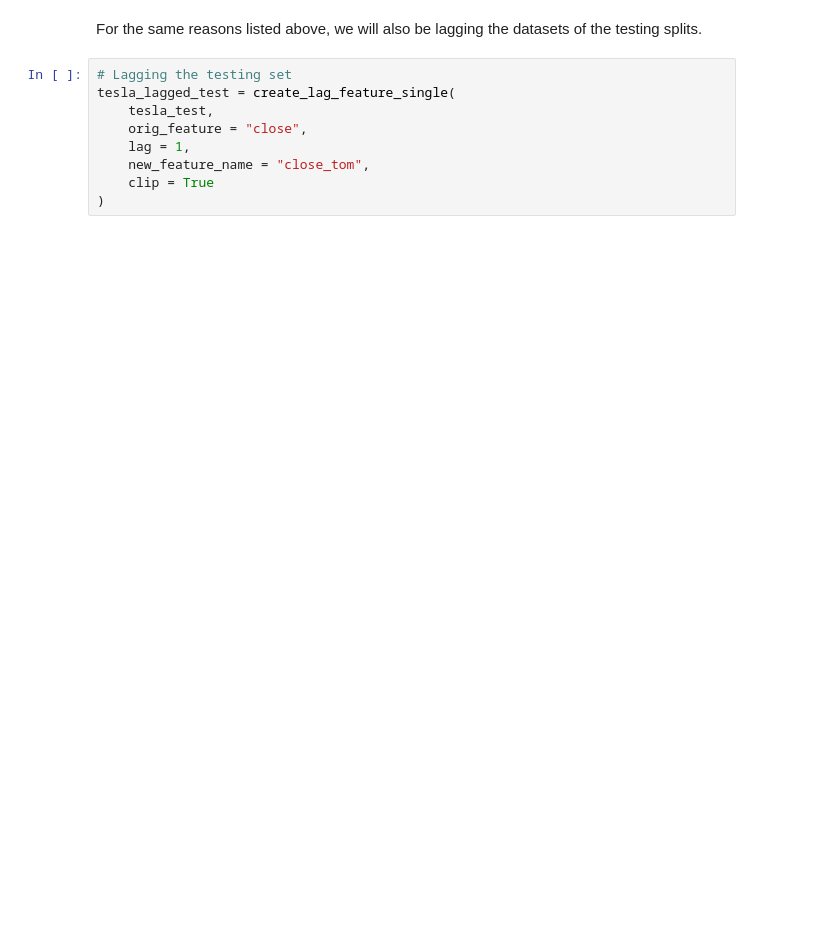
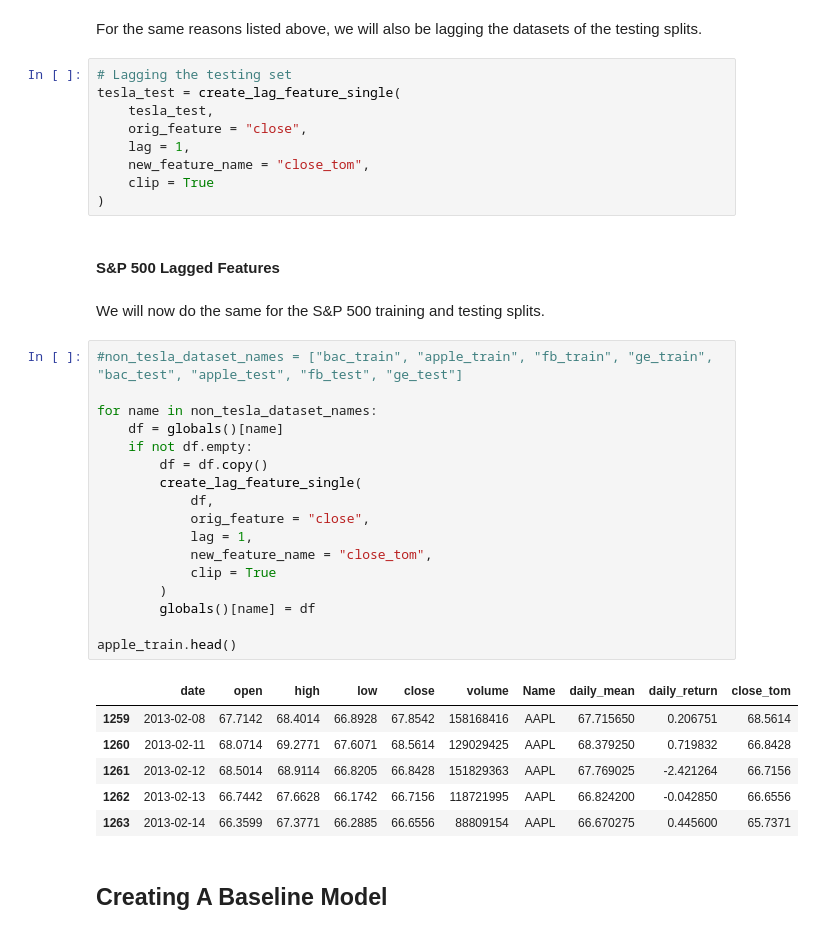
Before and after one commit to Vondent/stock-price-analysis, a Jupyter notebook: stock-price-analysis.ipynb, the cells around one changed output. Saved outputs shown, nothing was run; the diff lists cells and outputs as text; blank space fills up the shorter version.

```diff
--- a/stock-price-analysis.ipynb
+++ b/stock-price-analysis.ipynb
@@ -992,10 +985,40 @@ tesla_lagged_train
 For the same reasons listed above, we will also be lagging the datasets of the testing splits.
 # %%
 # Lagging the testing set
-tesla_lagged_test = create_lag_feature_single(
+tesla_test = create_lag_feature_single(
     tesla_test,
     orig_feature = "close",
     lag = 1,
     new_feature_name = "close_tom",
     clip = True
 )
+# %% [markdown]
+#### S&P 500 Lagged Features
+# %% [markdown]
+We will now do the same for the S&P 500 training and testing splits.
+# %%
+#non_tesla_dataset_names = ["bac_train", "apple_train", "fb_train", "ge_train", "bac_test", "apple_test", "fb_test", "ge_test"]
+
+for name in non_tesla_dataset_names:
+    df = globals()[name]
+    if not df.empty:
+        df = df.copy()
+        create_lag_feature_single(
+            df,
+            orig_feature = "close",
+            lag = 1,
+            new_feature_name = "close_tom",
+            clip = True
+        )
+        globals()[name] = df
+
+apple_train.head()
+# %% [output]
+|  | date | open | high | low | close | volume | Name | daily_mean | daily_return | close_tom |
+| 1259 | 2013-02-08 | 67.7142 | 68.4014 | 66.8928 | 67.8542 | 158168416 | AAPL | 67.715650 | 0.206751 | 68.5614 |
+| 1260 | 2013-02-11 | 68.0714 | 69.2771 | 67.6071 | 68.5614 | 129029425 | AAPL | 68.379250 | 0.719832 | 66.8428 |
+| 1261 | 2013-02-12 | 68.5014 | 68.9114 | 66.8205 | 66.8428 | 151829363 | AAPL | 67.769025 | -2.421264 | 66.7156 |
+| 1262 | 2013-02-13 | 66.7442 | 67.6628 | 66.1742 | 66.7156 | 118721995 | AAPL | 66.824200 | -0.042850 | 66.6556 |
+| 1263 | 2013-02-14 | 66.3599 | 67.3771 | 66.2885 | 66.6556 | 88809154 | AAPL | 66.670275 | 0.445600 | 65.7371 |
+# %% [markdown]
+## Creating A Baseline Model
```
Also changed, not shown: parts of 10 cells of this notebook.
